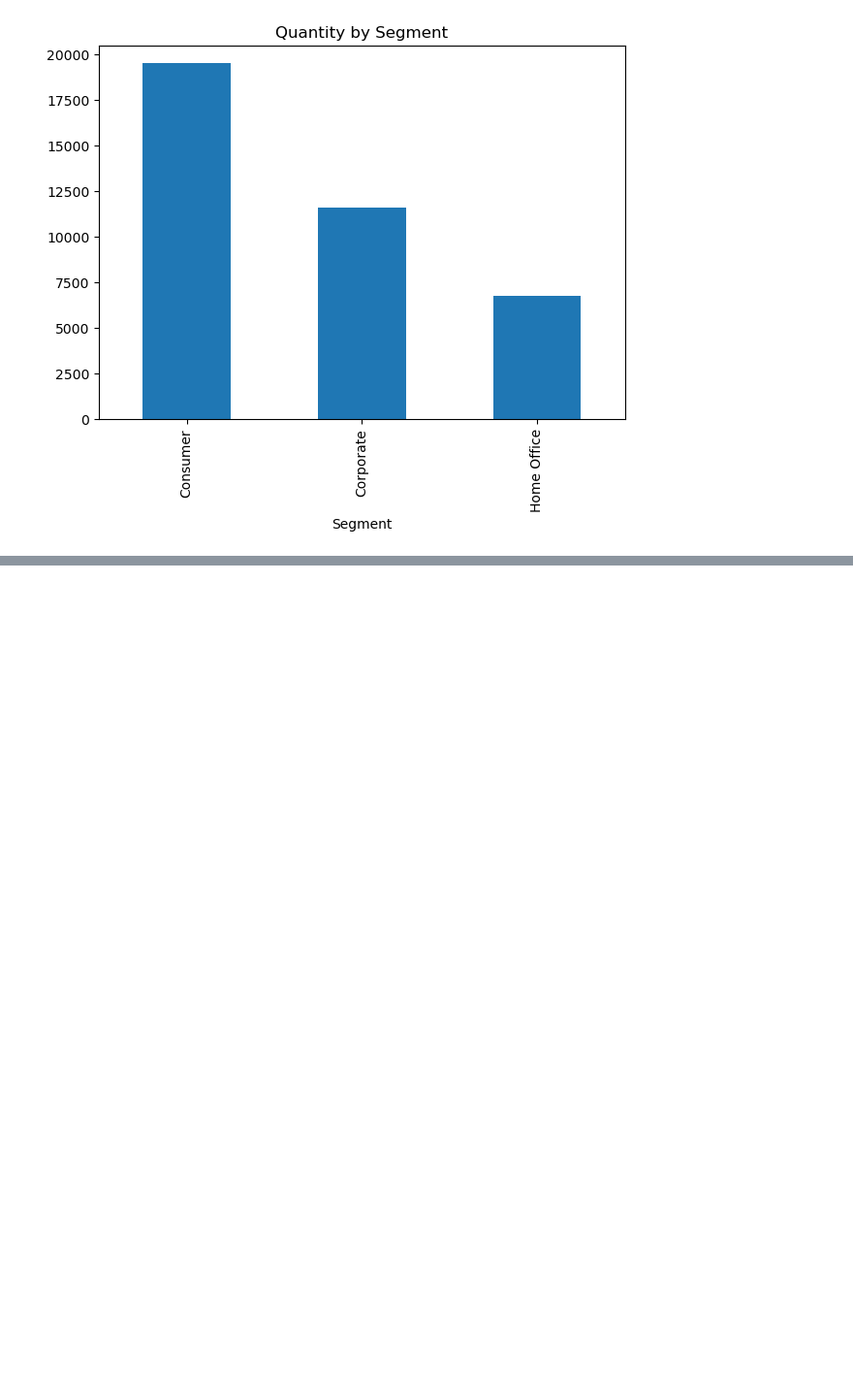
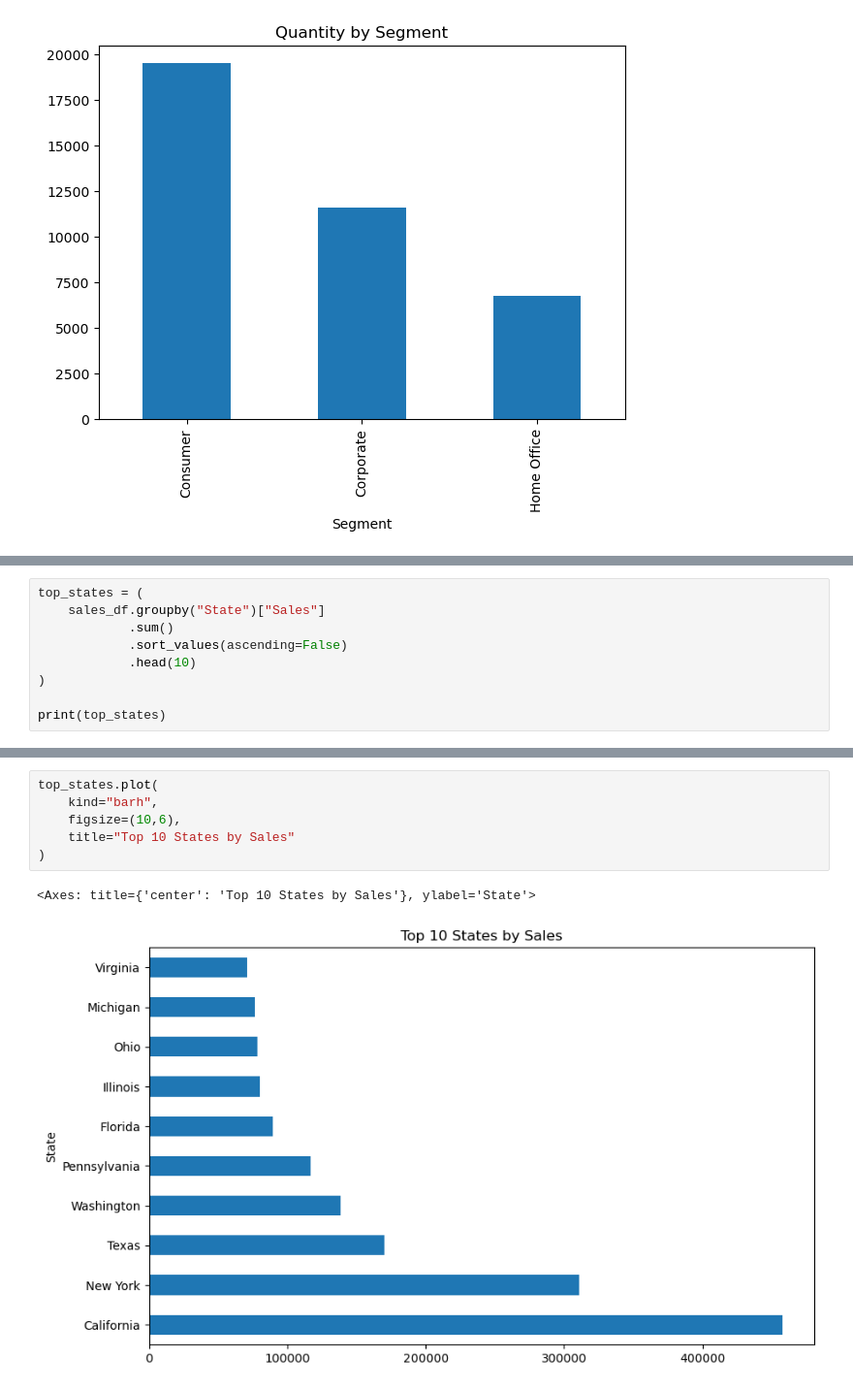
Before and after one commit to nikhilkanbarkar/data-science-and-machine-learning, a Jupyter notebook: Projects/SalesAnalysis/Notebook.ipynb, the cells around one changed output, grey strips where cells are left out. Shown at 97% size. Saved outputs shown, nothing was run; the diff lists cells and outputs as text; blank space fills up the shorter version.

```diff
--- a/Projects/SalesAnalysis/Notebook.ipynb
+++ b/Projects/SalesAnalysis/Notebook.ipynb
@@ -882,0 +992,9 @@ segment_quantity.plot(
+# %%
+top_states = (
+    sales_df.groupby("State")["Sales"]
+            .sum()
+            .sort_values(ascending=False)
+            .head(10)
+)
+
+print(top_states)
@@ -882,0 +1014,9 @@ segment_quantity.plot(
+# %%
+top_states.plot(
+    kind="barh",
+    figsize=(10,6),
+    title="Top 10 States by Sales"
+)
+# %% [output]
+<Axes: title={'center': 'Top 10 States by Sales'}, ylabel='State'>
+[figure, added]
```
Also changed, not shown: parts of 17 cells of this notebook.
